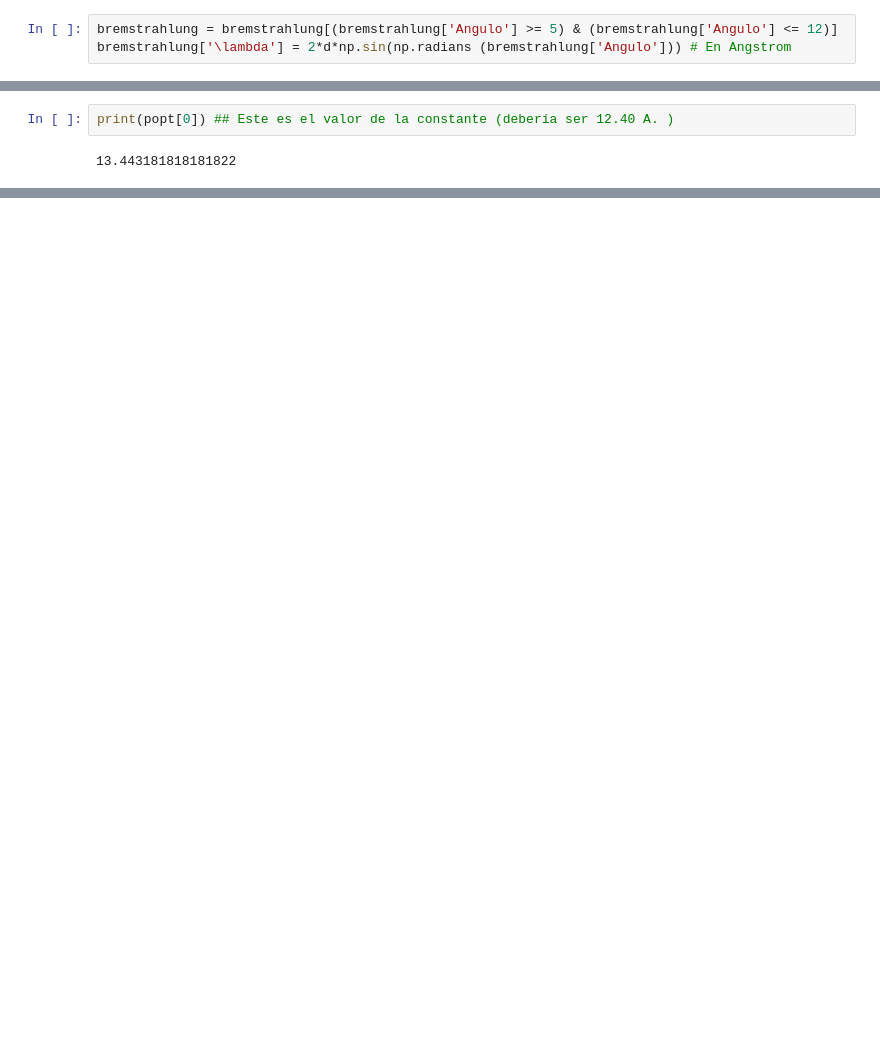
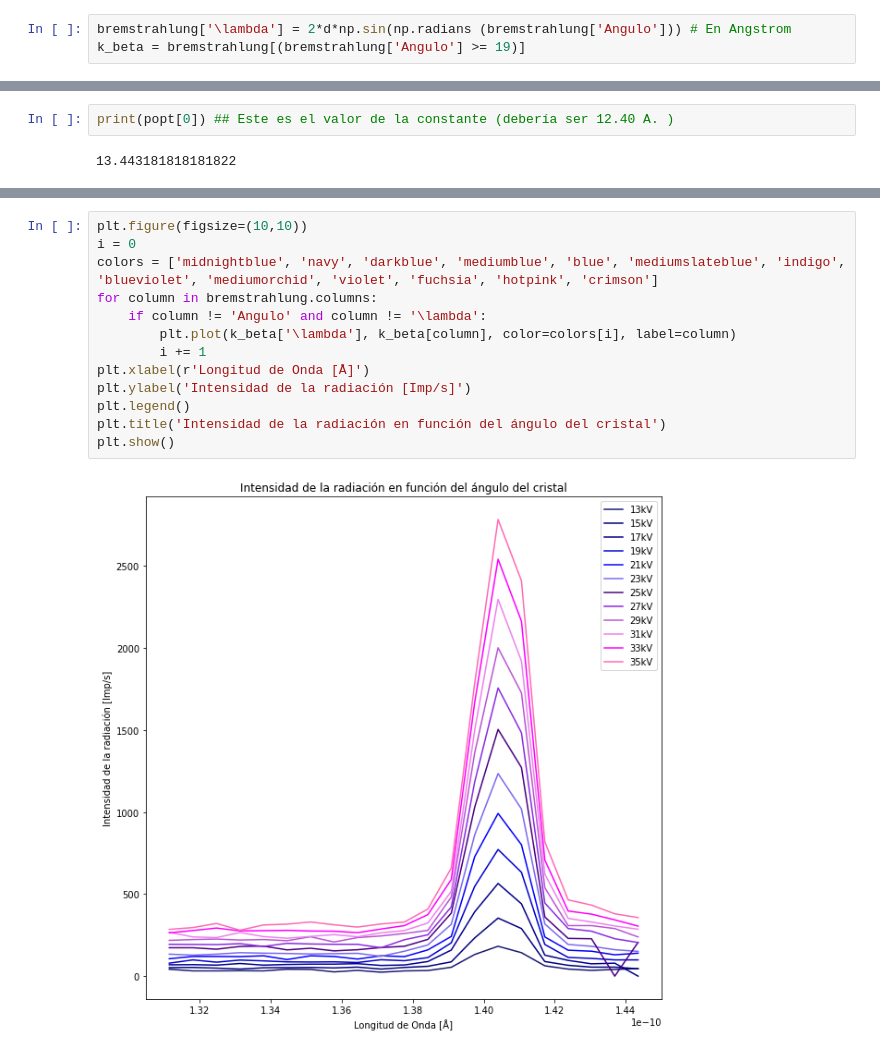
Before and after one commit to sofiaalvarezlopez/Laboratorio-Intermedio, a Jupyter notebook: Rayos X/Análisis de Datos - Informe.ipynb, the cells around one changed output, grey strips where cells are left out. Cells and saved outputs as stored; diff of their text form; blank space fills up the shorter version.

```diff
--- a/Rayos X/Análisis de Datos - Informe.ipynb
+++ b/Rayos X/Análisis de Datos - Informe.ipynb
@@ -483,5 +493,5 @@ plt.show()
 # %% [markdown]
 Sabemos que el Bremstrahlung corresponde a la parte continua del espectro. Vemos que esta ocurre, aproximadamente, entre $5$º y $12º$.
 # %%
-bremstrahlung = bremstrahlung[(bremstrahlung['Angulo'] >= 5) & (bremstrahlung['Angulo'] <= 12)]
 bremstrahlung['\lambda'] = 2*d*np.sin(np.radians (bremstrahlung['Angulo'])) # En Angstrom
+k_beta = bremstrahlung[(bremstrahlung['Angulo'] >= 19)]
@@ -532,0 +565,15 @@ lado_izq =
+# %%
+plt.figure(figsize=(10,10))
+i = 0
+colors = ['midnightblue', 'navy', 'darkblue', 'mediumblue', 'blue', 'mediumslateblue', 'indigo', 'blueviolet', 'mediumorchid', 'violet', 'fuchsia', 'hotpink', 'crimson']
+for column in bremstrahlung.columns:
+    if column != 'Angulo' and column != '\lambda':
+        plt.plot(k_beta['\lambda'], k_beta[column], color=colors[i], label=column)
+        i += 1
+plt.xlabel(r'Longitud de Onda [Å]')
+plt.ylabel('Intensidad de la radiación [Imp/s]')
+plt.legend()
+plt.title('Intensidad de la radiación en función del ángulo del cristal')
+plt.show()
+# %% [output]
+[figure, added]
```
Also changed, not shown: parts of 18 cells of this notebook, 8 other files.
